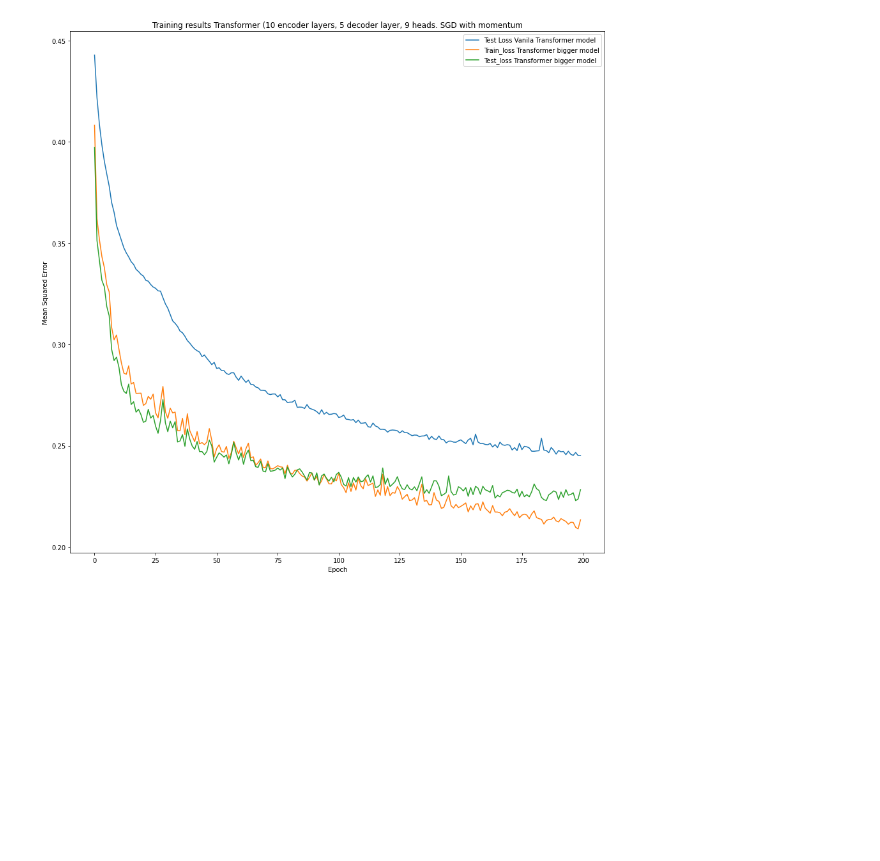
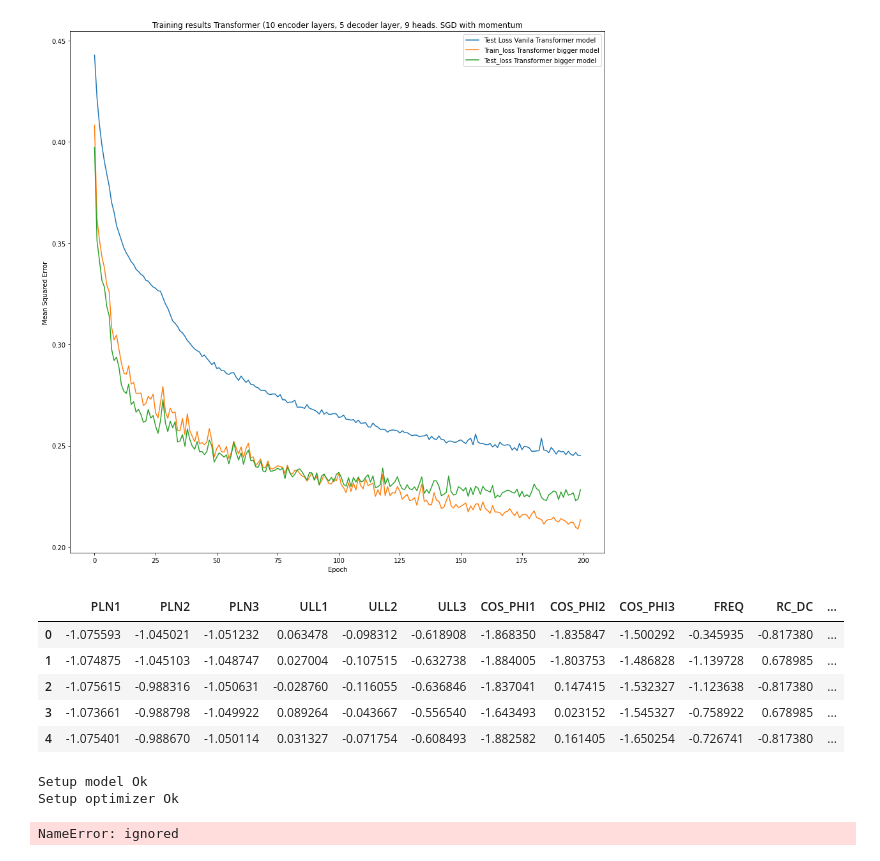
Before and after one commit to SergioTallo/Multivariate_Time_Series_Prediction_Transformers, a Jupyter notebook: Thesis_main_notebook.ipynb, the cells around one changed output. Cells and saved outputs as stored; diff of their text form; code cells hidden in the pictures; blank space fills up the shorter version.

```diff
--- a/Thesis_main_notebook.ipynb
+++ b/Thesis_main_notebook.ipynb
@@ -1300,3 +1301,16 @@ if train_transformer is True:
   fig.canvas.draw()
 # %% [output]
 [figure]
+# %%
+df =  dataset_norm.copy()
+
+df.pop('time')
+
+df.head()
+# %% [output]
+|  | PLN1 | PLN2 | PLN3 | ULL1 | ULL2 | ULL3 | COS_PHI1 | COS_PHI2 | COS_PHI3 | FREQ | RC_DC | ... |
+| 0 | -1.075593 | -1.045021 | -1.051232 | 0.063478 | -0.098312 | -0.618908 | -1.868350 | -1.835847 | -1.500292 | -0.345935 | -0.817380 | ... |
+| 1 | -1.074875 | -1.045103 | -1.048747 | 0.027004 | -0.107515 | -0.632738 | -1.884005 | -1.803753 | -1.486828 | -1.139728 | 0.678985 | ... |
+| 2 | -1.075615 | -0.988316 | -1.050631 | -0.028760 | -0.116055 | -0.636846 | -1.837041 | 0.147415 | -1.532327 | -1.123638 | -0.817380 | ... |
+| 3 | -1.073661 | -0.988798 | -1.049922 | 0.089264 | -0.043667 | -0.556540 | -1.643493 | 0.023152 | -1.545327 | -0.758922 | 0.678985 | ... |
+| 4 | -1.075401 | -0.988670 | -1.050114 | 0.031327 | -0.071754 | -0.608493 | -1.882582 | 0.161405 | -1.650254 | -0.726741 | -0.817380 | ... |
@@ -1302,0 +1407,46 @@ if train_transformer is True:
+# %%
+# Initialize Transformer Model and Optimizer
+start_time = datetime.now()
+continue_training = False
+
+if continue_training is False:
+  model_transformer_pca = Transformer (num_encoder_layers=6,
+                      num_decoder_layers=1,
+                      feature_size=18,
+                      output_size=18,
+                      num_heads=6,
+                      dim_feedforward=2048,
+                      device = device,
+                      batch_first=True)
+
+n_epochs = 200
+
+print('Setup model Ok')
+
+optimizer = torch.optim.SGD(model_transformer_pca.parameters(), lr=0.01, momentum= 0.9)
+criterion = nn.MSELoss()
+
+print('Setup optimizer Ok')
+
+train_transformer = True
+
+if train_transformer is True:
+  trained_model_transformer_pca, train_losses_6, test_losses_6 = training_transformer_PCA(
+      model= model_transformer_pca,
+      optimizer= optimizer,
+      criterion= criterion,
+      train_loader= loader_train_seq,
+      test_loader= loader_test_seq,
+      n_epochs= n_epochs,
+      device=device,
+      pca=df_pca)
+
+end_time = datetime.now()
+time_diff = (end_time - start_time)
+execution_time = time_diff.total_seconds() * 1000
+
+print(f'{execution_time} miliseconds')
+# %% [output]
+Setup model Ok
+Setup optimizer Ok
+NameError: ignored
```
Also changed, not shown: parts of 2 cells of this notebook.
